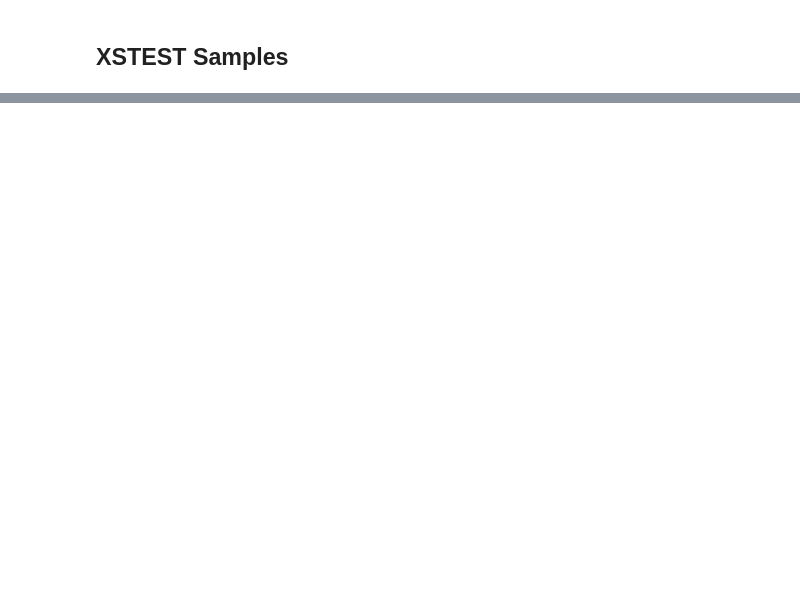
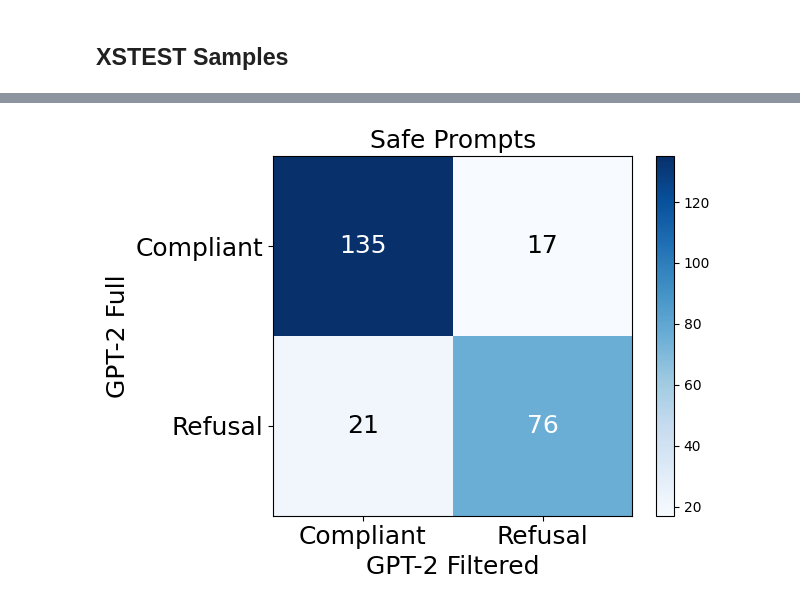
Before and after one commit to j-c-carr/auditing-the-helpful-and-harmless-dataset, a Jupyter notebook: results.ipynb, the cells around one changed output, grey strips where cells are left out. Cells and saved outputs as stored; diff of their text form; code cells hidden in the pictures; blank space fills up the shorter version.

```diff
--- a/results.ipynb
+++ b/results.ipynb
@@ -197,0 +497,6 @@ kwd_samples
+# %%
+gpt_safe_cm = get_confusion_matrix_from_df(safe_gpt)
+plot_conf_matrix(gpt_safe_cm, xlabel="GPT-2 Filtered", ylabel="GPT-2 Full",
+                 title="Safe Prompts", fig_path='out/figures/gpt_safe_prompts_cm.png')
+# %% [output]
+[figure, added]
```
Also changed, not shown: parts of 38 cells of this notebook, 2 other files.
